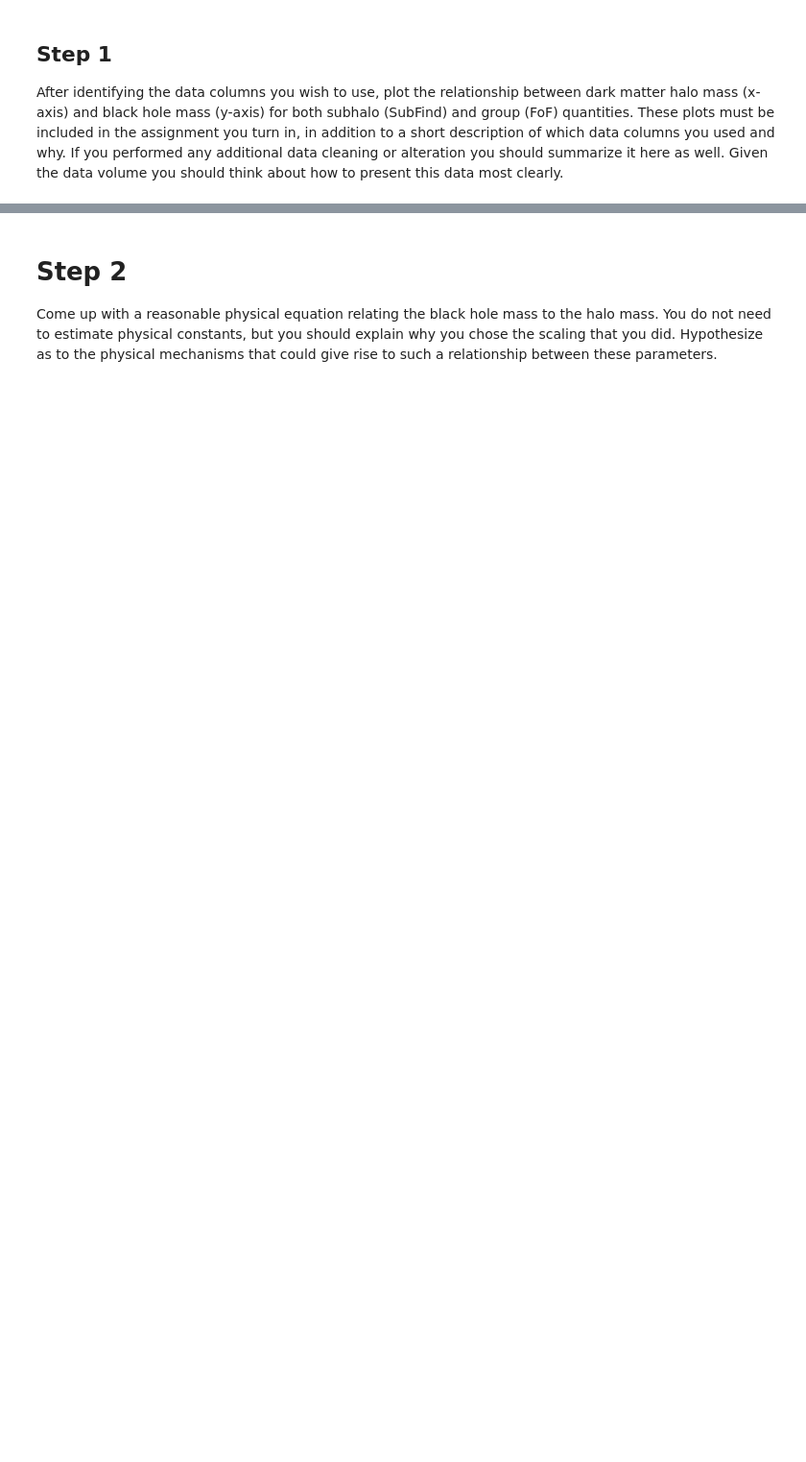
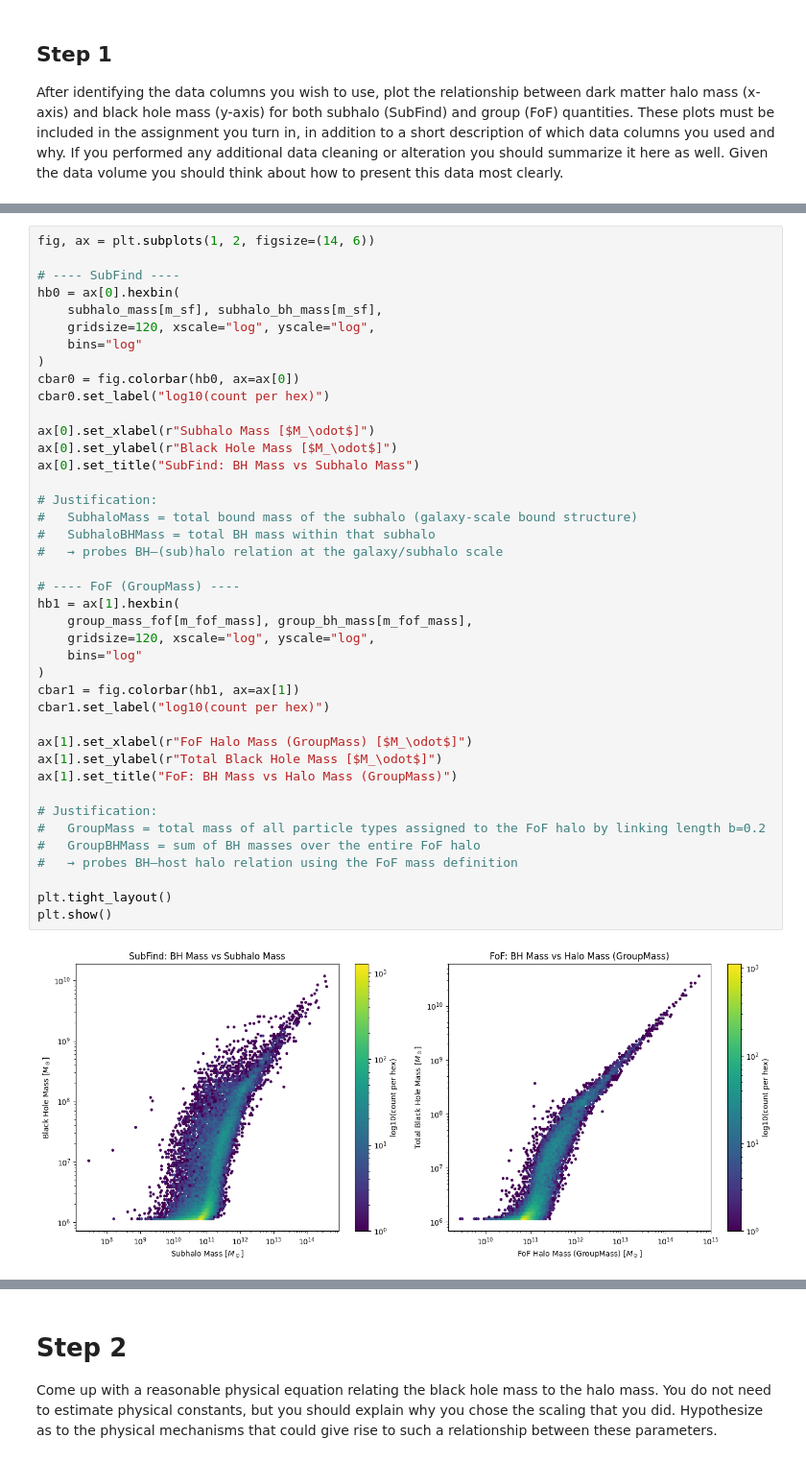
Before and after one commit to zangston/ASTR-5140, a Jupyter notebook: project3/project3.ipynb, the cells around one changed output, grey strips where cells are left out. Shown at 96% size. Drawn from its saved outputs; the diff is of its cells as text; blank space fills up the shorter version.

```diff
--- a/project3/project3.ipynb
+++ b/project3/project3.ipynb
@@ -27 +111,44 @@ After identifying the data columns you wish to use, plot the relationship betwee
+# %%
+fig, ax = plt.subplots(1, 2, figsize=(14, 6))
+
+# ---- SubFind ----
+hb0 = ax[0].hexbin(
+    subhalo_mass[m_sf], subhalo_bh_mass[m_sf],
+    gridsize=120, xscale="log", yscale="log",
+    bins="log"
+)
+cbar0 = fig.colorbar(hb0, ax=ax[0])
+cbar0.set_label("log10(count per hex)")
+
+ax[0].set_xlabel(r"Subhalo Mass [$M_\odot$]")
+ax[0].set_ylabel(r"Black Hole Mass [$M_\odot$]")
+ax[0].set_title("SubFind: BH Mass vs Subhalo Mass")
+
+# Justification:
+#   SubhaloMass = total bound mass of the subhalo (galaxy-scale bound structure)
+#   SubhaloBHMass = total BH mass within that subhalo
+#   → probes BH–(sub)halo relation at the galaxy/subhalo scale
+
+# ---- FoF (GroupMass) ----
+hb1 = ax[1].hexbin(
+    group_mass_fof[m_fof_mass], group_bh_mass[m_fof_mass],
+    gridsize=120, xscale="log", yscale="log",
+    bins="log"
+)
+cbar1 = fig.colorbar(hb1, ax=ax[1])
+cbar1.set_label("log10(count per hex)")
+
+ax[1].set_xlabel(r"FoF Halo Mass (GroupMass) [$M_\odot$]")
+ax[1].set_ylabel(r"Total Black Hole Mass [$M_\odot$]")
+ax[1].set_title("FoF: BH Mass vs Halo Mass (GroupMass)")
+
+# Justification:
+#   GroupMass = total mass of all particle types assigned to the FoF halo by linking length b=0.2
+#   GroupBHMass = sum of BH masses over the entire FoF halo
+#   → probes BH–host halo relation using the FoF mass definition
+
+plt.tight_layout()
+plt.show()
+# %% [output]
+[figure, added]
 # %%
```
Also changed, not shown: parts of 8 cells of this notebook.
